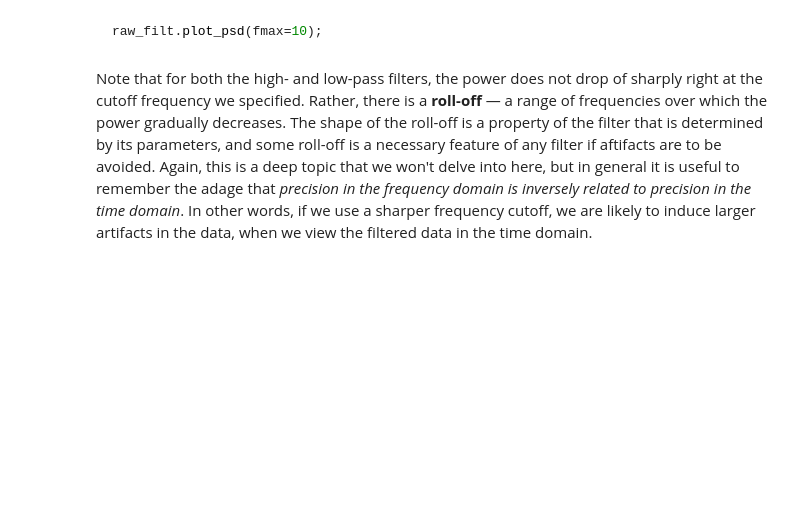
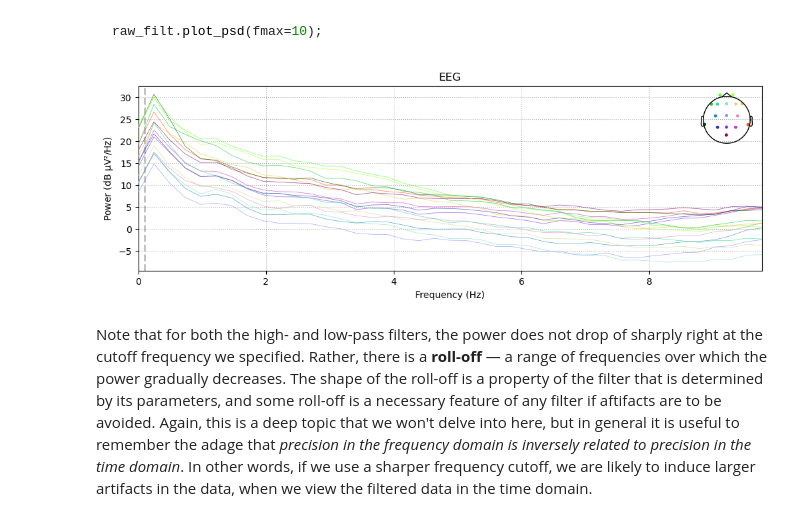
Before and after one commit to stochastic-bean/NDSCH7-Working-with-EEG-data, a Jupyter notebook: 2 - erp_filtering.ipynb, the cells around one changed output. Saved outputs shown, nothing was run; the diff lists cells and outputs as text; code cells hidden in the pictures; blank space fills up the shorter version.

```diff
--- a/2 - erp_filtering.ipynb
+++ b/2 - erp_filtering.ipynb
@@ -135,6 +149,10 @@ The effects of the high-pass filtering are much harder to see, since the scale i
 ~~~python
 raw_filt.plot_psd(fmax=10);
 ~~~
+# %%
+raw_filt.plot_psd(fmax=10)
+# %% [output]
+[figure, added]
 # %% [markdown]
 Note that for both the high- and low-pass filters, the power does not drop of sharply right at the cutoff frequency we specified. Rather, there is a **roll-off** — a range of frequencies over which the power gradually decreases. The shape of the roll-off is a property of the filter that is determined by its parameters, and some roll-off is a necessary feature of any filter if aftifacts are to be avoided. Again, this is a deep topic that we won't delve into here, but in general it is useful to remember the adage that *precision in the frequency domain is inversely related to precision in the time domain*. In other words, if we use a sharper frequency cutoff, we are likely to induce larger artifacts in the data, when we view the filtered data in the time domain.
 # %% [markdown]
```
Also changed, not shown: parts of 7 cells of this notebook, 2 other files.
